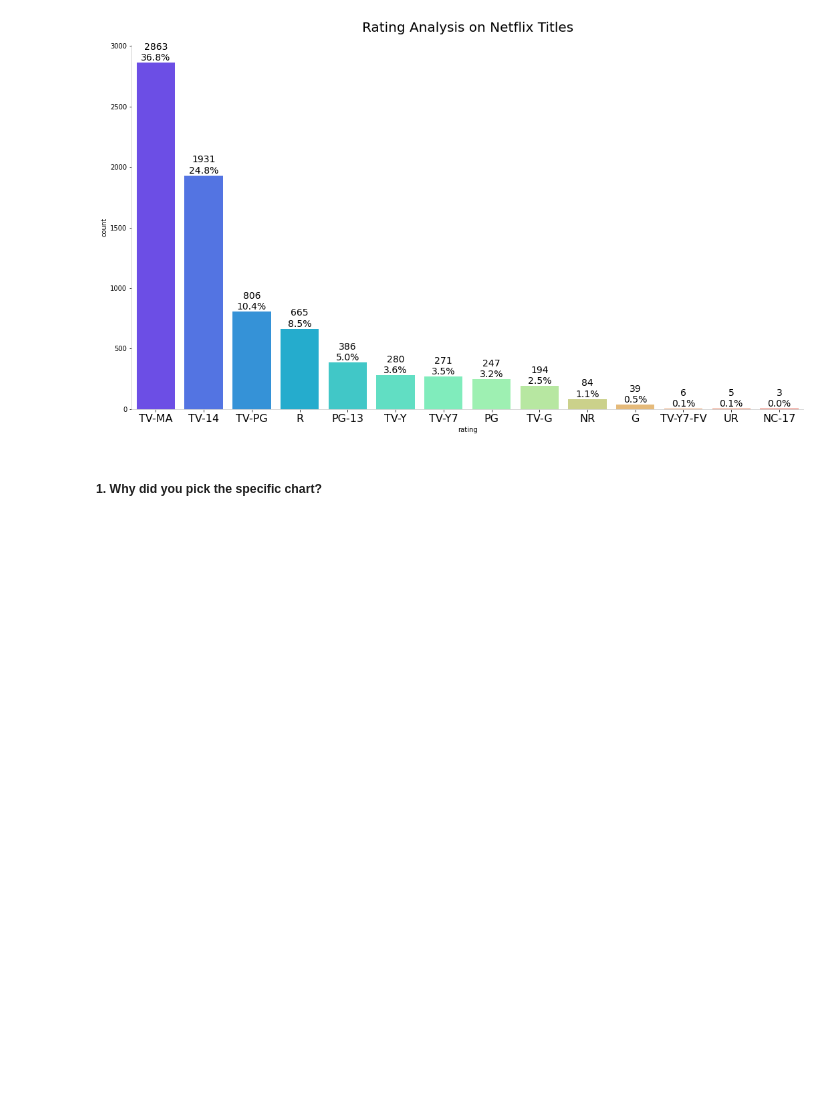
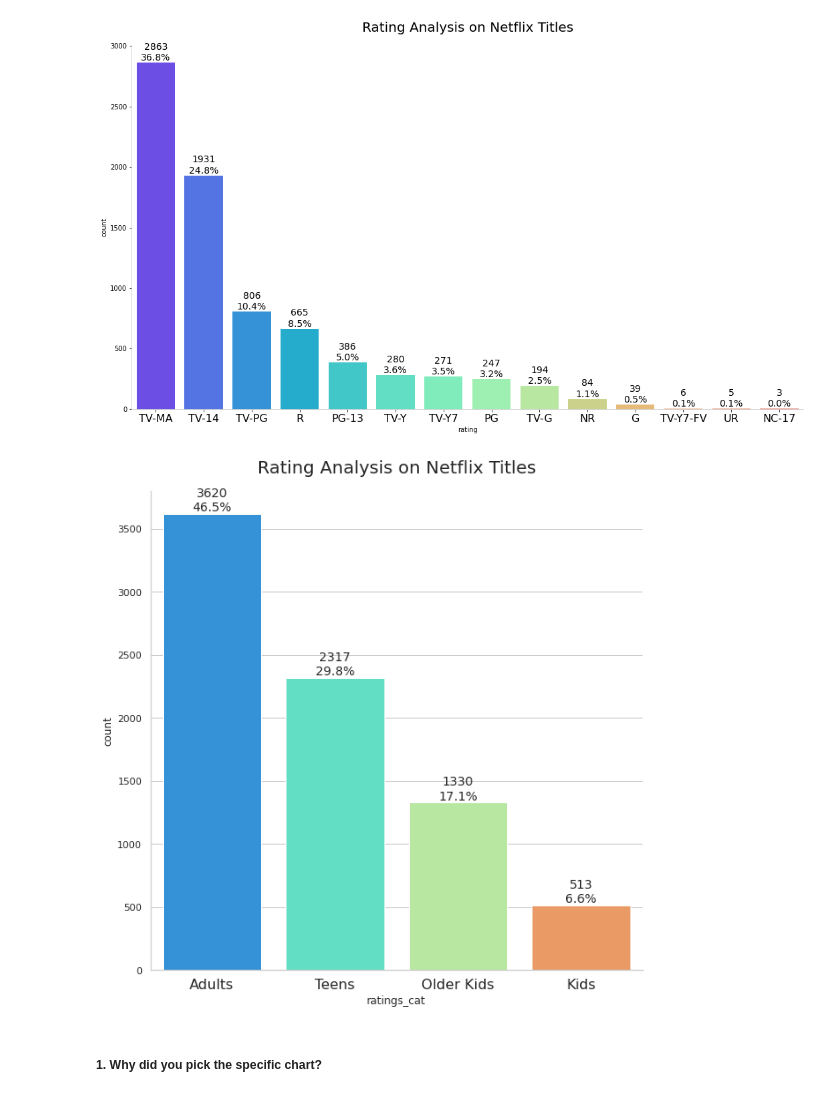
Before and after one commit to Kaustubh-Amare/Netflix-movies-and-tv-shows-clustering-ML, a Jupyter notebook: Netflix_Movies_&_TV_shows_clustering_ML.ipynb, the cells around one changed output. Cells and saved outputs as stored; diff of their text form; code cells hidden in the pictures; blank space fills up the shorter version.

```diff
--- a/Netflix_Movies_&_TV_shows_clustering_ML.ipynb
+++ b/Netflix_Movies_&_TV_shows_clustering_ML.ipynb
@@ -466,6 +557,15 @@ plt.xticks(fontsize=16)
 plt.show()
 # %% [output]
 [figure]
+# %%
+# Chart - 4 visualization code
+# Plotting and customizing a rating analysis
+plot_countplot(content_df, 'ratings_cat', order=True, figsize=(10, 10),
+               title='Rating Analysis on Netflix Titles', size_title=20)
+plt.xticks(fontsize=16)
+plt.show()
+# %% [output]
+[figure, added]
 # %% [markdown]
 ##### 1. Why did you pick the specific chart?
 # %% [markdown]
```
Also changed, not shown: parts of 47 cells of this notebook.
